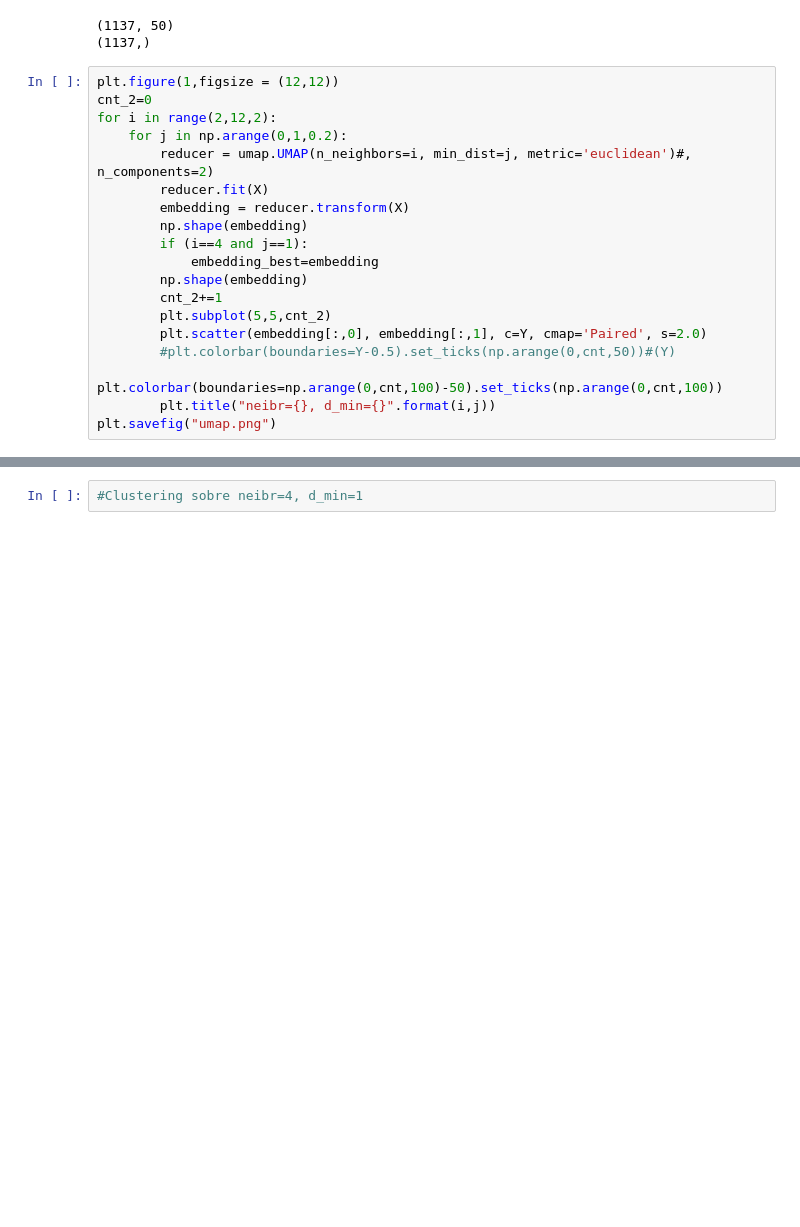
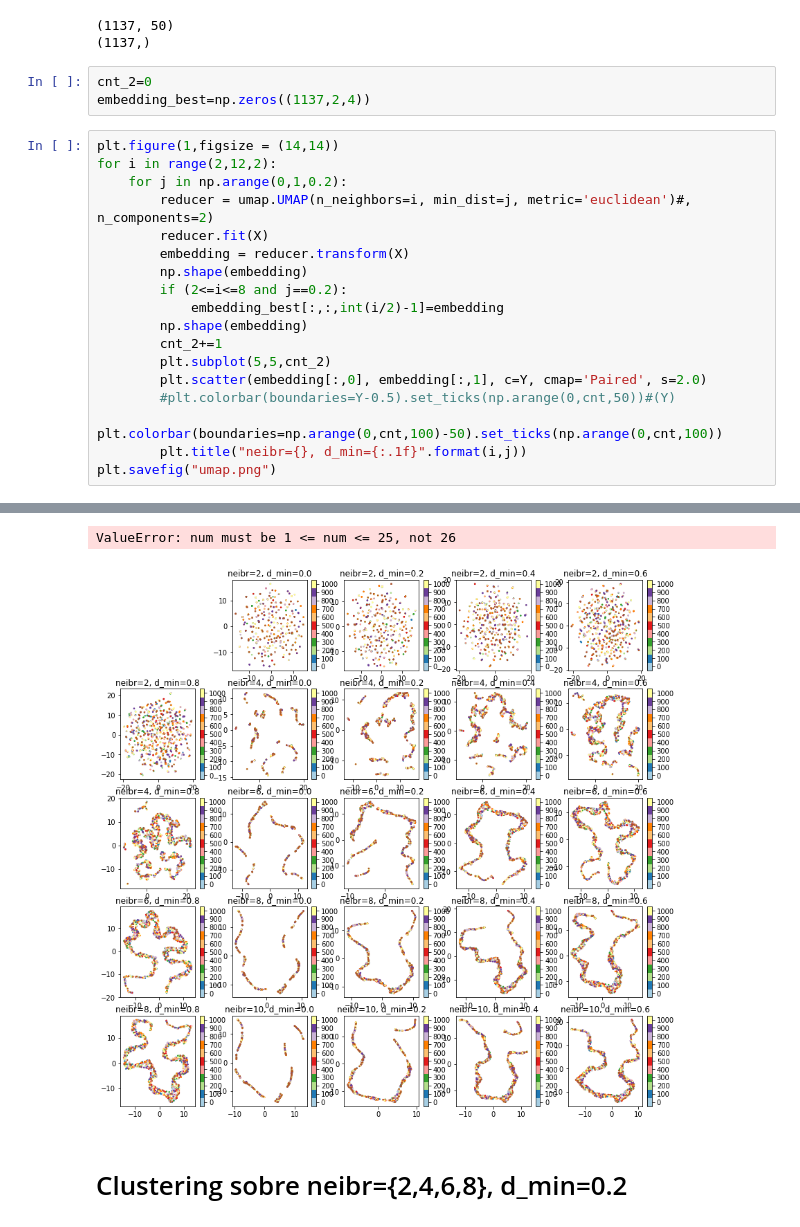
Before and after one commit to jerck1/CabreraRamirezJohnErick_Ejercicio020, a Jupyter notebook: umap.ipynb, the cells around one changed output, grey strips where cells are left out. Saved outputs shown, nothing was run; the diff lists cells and outputs as text; blank space fills up the shorter version.

```diff
--- a/umap.ipynb
+++ b/umap.ipynb
@@ -48,24 +48,26 @@ print(np.shape(Y))
 # %% [output]
 (1137, 50)
 (1137,)
+# %%
+cnt_2=0
+embedding_best=np.zeros((1137,2,4))
 # %%
-plt.figure(1,figsize = (12,12))
-cnt_2=0
+plt.figure(1,figsize = (14,14))
 for i in range(2,12,2):
     for j in np.arange(0,1,0.2):
         reducer = umap.UMAP(n_neighbors=i, min_dist=j, metric='euclidean')#, n_components=2)
         reducer.fit(X)
         embedding = reducer.transform(X)
         np.shape(embedding)
-        if (i==4 and j==1):
-            embedding_best=embedding
+        if (2<=i<=8 and j==0.2):
+            embedding_best[:,:,int(i/2)-1]=embedding
         np.shape(embedding)
         cnt_2+=1
         plt.subplot(5,5,cnt_2)
         plt.scatter(embedding[:,0], embedding[:,1], c=Y, cmap='Paired', s=2.0)
         #plt.colorbar(boundaries=Y-0.5).set_ticks(np.arange(0,cnt,50))#(Y)
         plt.colorbar(boundaries=np.arange(0,cnt,100)-50).set_ticks(np.arange(0,cnt,100))
-        plt.title("neibr={}, d_min={}".format(i,j))
+        plt.title("neibr={}, d_min={:.1f}".format(i,j))
 plt.savefig("umap.png")
 # %% [output]
 failed. This is likely due to too small an eigengap. Consider
@@ -76,2 +88,4 @@ Falling back to random initialisation!
+ValueError: num must be 1 <= num <= 25, not 26
+[figure, added]
-# %%
-#Clustering sobre neibr=4, d_min=1
+# %% [markdown]
+# Clustering sobre neibr={2,4,6,8}, d_min=0.2
```
Also changed, not shown: parts of 5 cells of this notebook, 3 other files.
